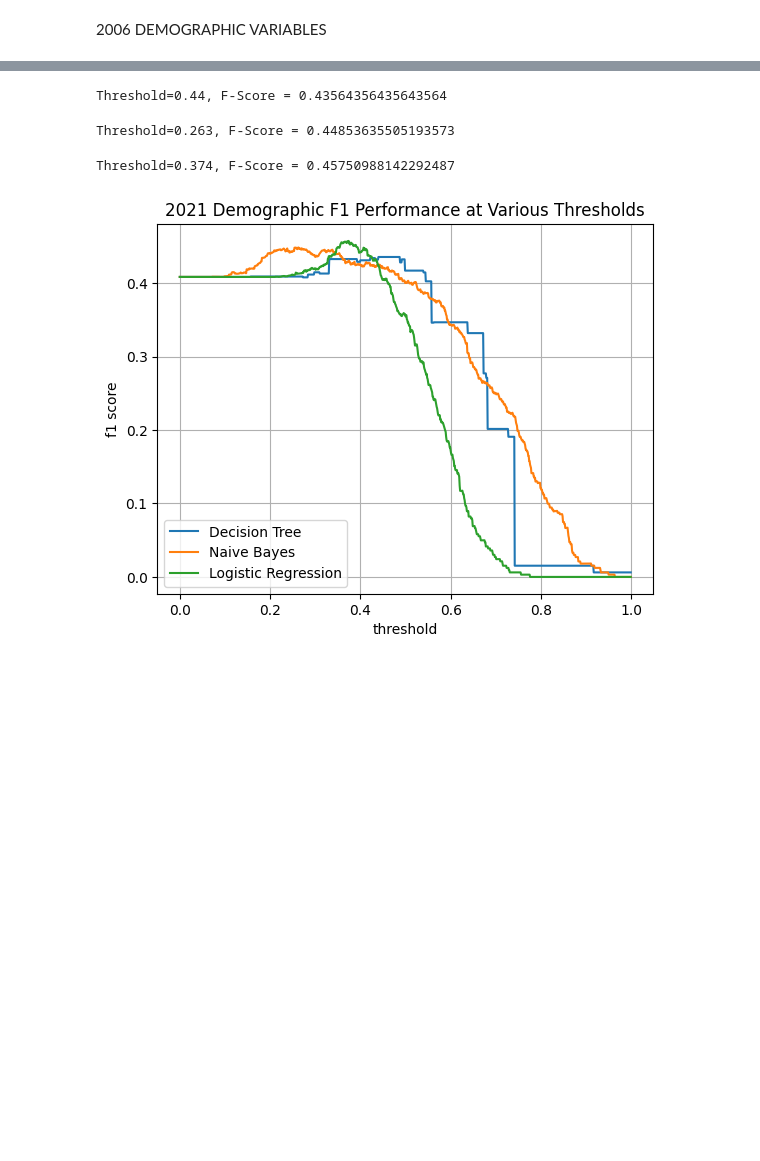
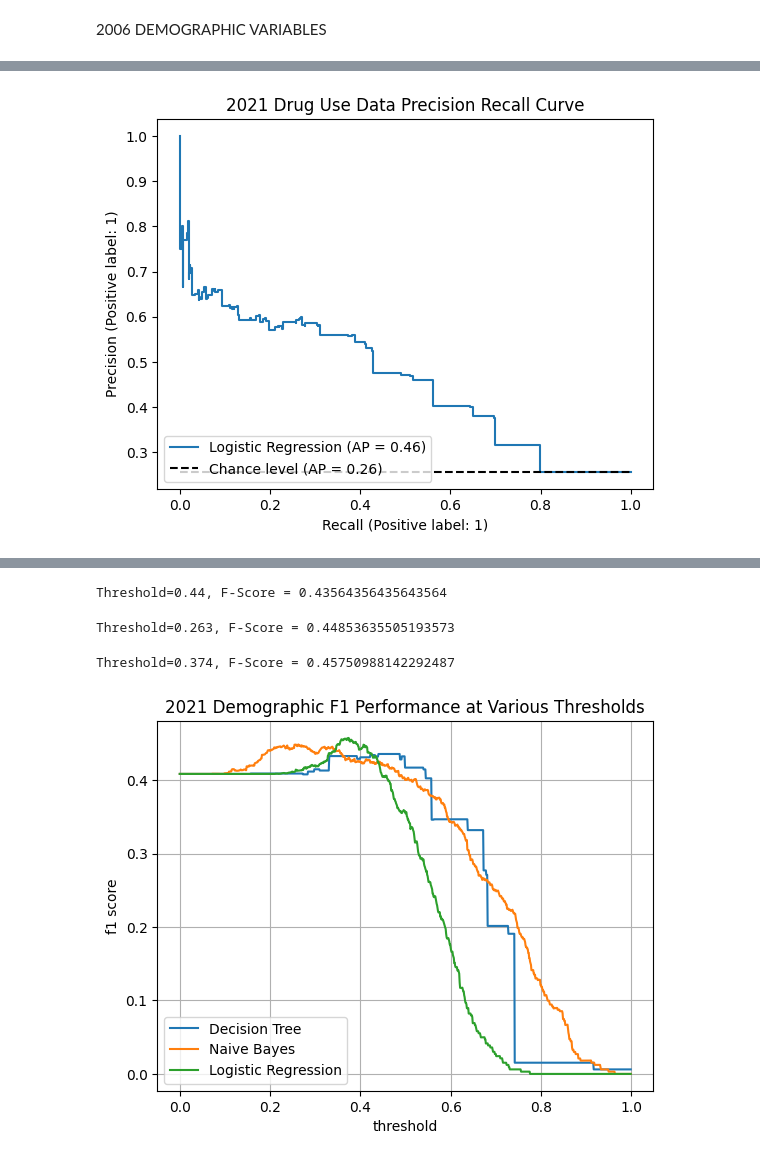
Before and after one commit to HotelTango314/dsa5900, a Jupyter notebook: NSDUH_Explore.ipynb, the cells around one changed output, grey strips where cells are left out. Saved outputs shown, nothing was run; the diff lists cells and outputs as text; code cells hidden in the pictures; blank space fills up the shorter version.

Commit message:
pr curve plot

```diff
--- a/NSDUH_Explore.ipynb
+++ b/NSDUH_Explore.ipynb
@@ -1338,3 +1338,8 @@ Threshold=0.394, F-Score = 0.5031534688156972
+# %%
+display = PrecisionRecallDisplay.from_estimator(du_tw1_logit_final,du_tw1_testX.astype(float),du_tw1_testy,name="Logistic Regression",plot_chance_level=True)
+_ = display.ax_.set_title("2021 Drug Use Data Precision Recall Curve")
+# %% [output]
+[figure, added]
 # %%
 plot_f1_search(du_tw1_tree_score,
                du_tw1_bayes_score,
```
Also changed, not shown: parts of 15 cells of this notebook.
